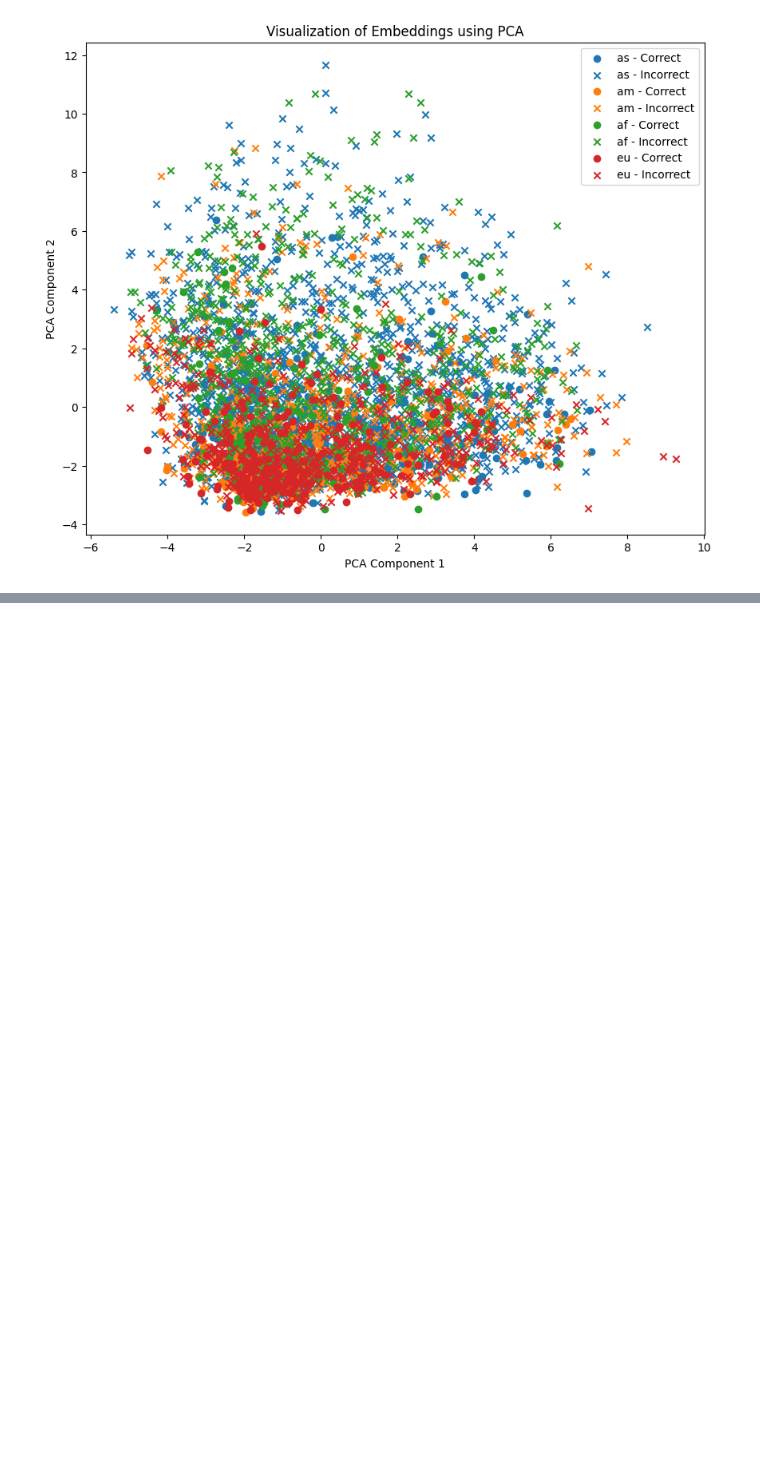
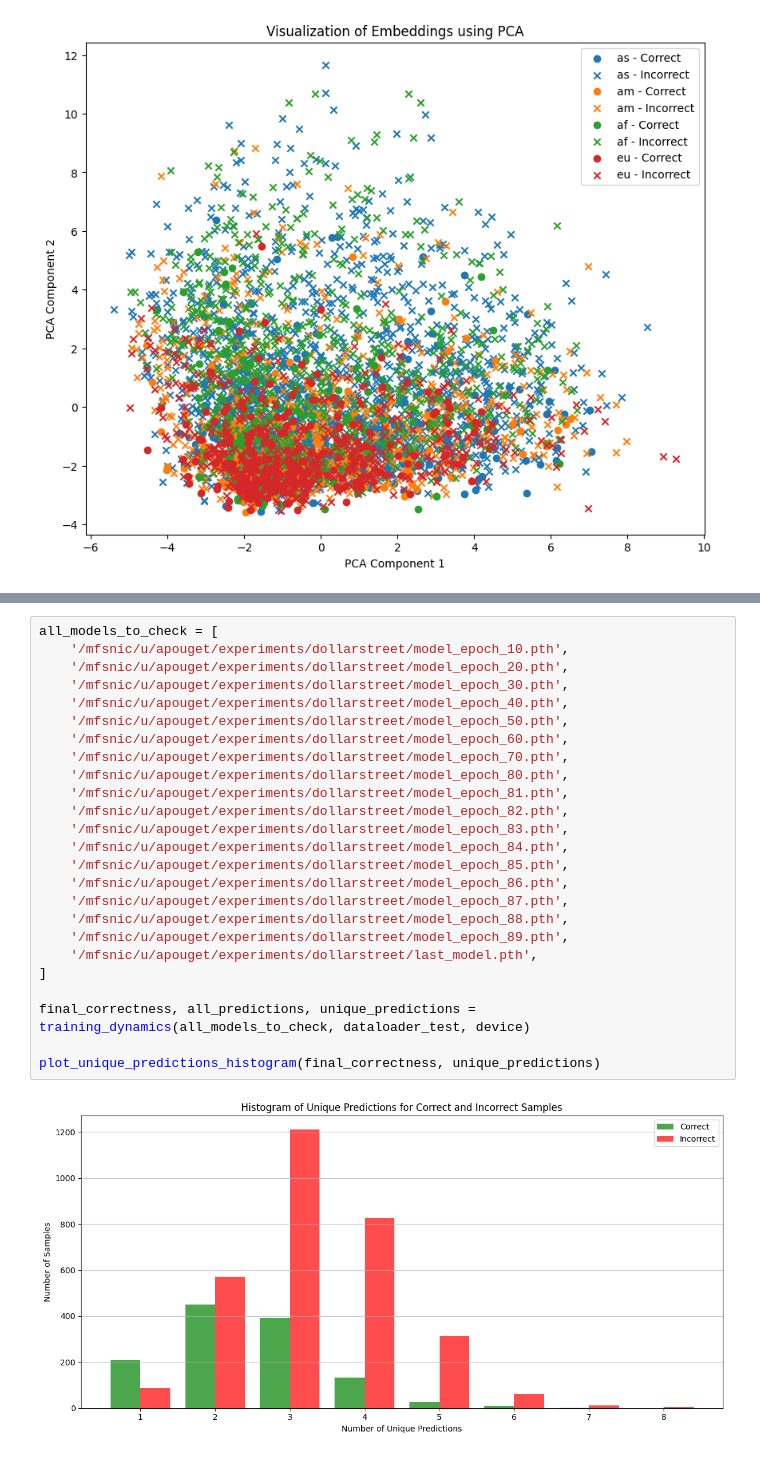
Before and after one commit to cleverhans-lab/suitability, a Jupyter notebook: dollarstreet.ipynb, the cells around one changed output, grey strips where cells are left out. Cells and saved outputs as stored; diff of their text form; blank space fills up the shorter version.

```diff
--- a/dollarstreet.ipynb
+++ b/dollarstreet.ipynb
@@ -302,0 +421,27 @@ visualize_embeddings(feature_vectors, correctness, group_names, method='pca')
+# %%
+all_models_to_check = [
+    '/mfsnic/u/apouget/experiments/dollarstreet/model_epoch_10.pth',
+    '/mfsnic/u/apouget/experiments/dollarstreet/model_epoch_20.pth',
+    '/mfsnic/u/apouget/experiments/dollarstreet/model_epoch_30.pth',
+    '/mfsnic/u/apouget/experiments/dollarstreet/model_epoch_40.pth',
+    '/mfsnic/u/apouget/experiments/dollarstreet/model_epoch_50.pth',
+    '/mfsnic/u/apouget/experiments/dollarstreet/model_epoch_60.pth',
+    '/mfsnic/u/apouget/experiments/dollarstreet/model_epoch_70.pth',
+    '/mfsnic/u/apouget/experiments/dollarstreet/model_epoch_80.pth',
+    '/mfsnic/u/apouget/experiments/dollarstreet/model_epoch_81.pth',
+    '/mfsnic/u/apouget/experiments/dollarstreet/model_epoch_82.pth',
+    '/mfsnic/u/apouget/experiments/dollarstreet/model_epoch_83.pth',
+    '/mfsnic/u/apouget/experiments/dollarstreet/model_epoch_84.pth',
+    '/mfsnic/u/apouget/experiments/dollarstreet/model_epoch_85.pth',
+    '/mfsnic/u/apouget/experiments/dollarstreet/model_epoch_86.pth',
+    '/mfsnic/u/apouget/experiments/dollarstreet/model_epoch_87.pth',
+    '/mfsnic/u/apouget/experiments/dollarstreet/model_epoch_88.pth',
+    '/mfsnic/u/apouget/experiments/dollarstreet/model_epoch_89.pth',
+    '/mfsnic/u/apouget/experiments/dollarstreet/last_model.pth',
+]
+
+final_correctness, all_predictions, unique_predictions = training_dynamics(all_models_to_check, dataloader_test, device)
+
+plot_unique_predictions_histogram(final_correctness, unique_predictions)
+# %% [output]
+[figure, added]
```
Also changed, not shown: parts of 21 cells of this notebook, 1 other file.
